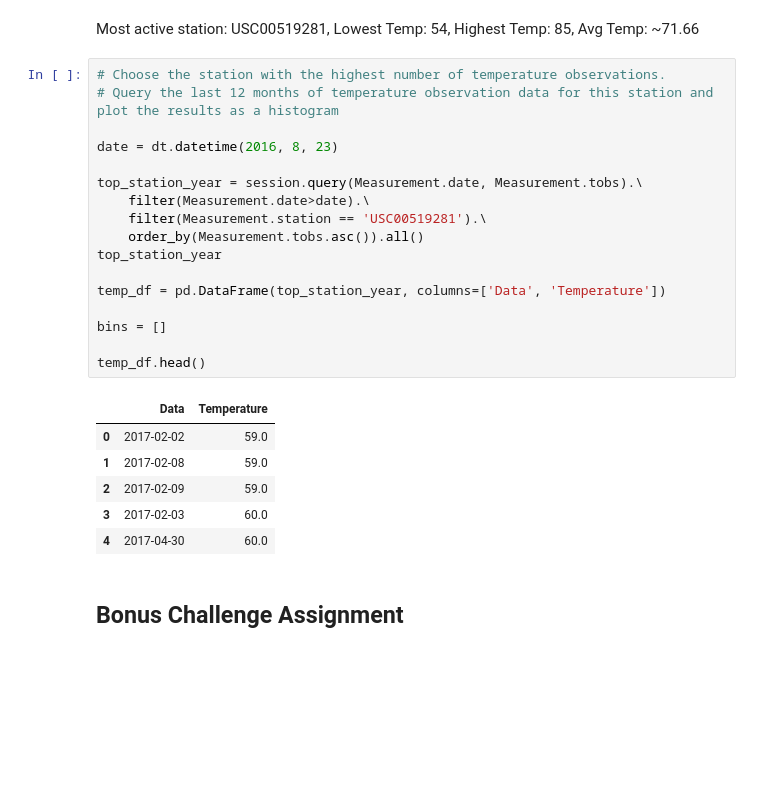
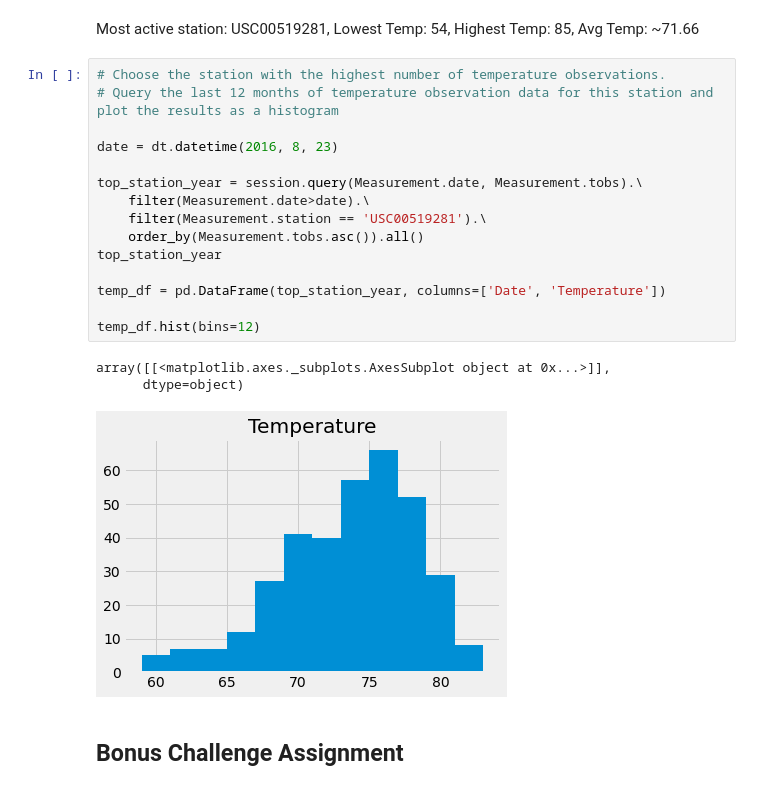
Before and after one commit to dkuchan415/sqlalchemy-challenge, a Jupyter notebook: climate_starter.ipynb, the cells around one changed output. Saved outputs shown, nothing was run; the diff lists cells and outputs as text; blank space fills up the shorter version.

Commit message:
Completed histogram

```diff
--- a/climate_starter.ipynb
+++ b/climate_starter.ipynb
@@ -163,27 +164,22 @@ Avg Temp: ~71.66
 # %%
 # Choose the station with the highest number of temperature observations.
 # Query the last 12 months of temperature observation data for this station and plot the results as a histogram
 
 date = dt.datetime(2016, 8, 23)
 
 top_station_year = session.query(Measurement.date, Measurement.tobs).\
     filter(Measurement.date>date).\
     filter(Measurement.station == 'USC00519281').\
     order_by(Measurement.tobs.asc()).all()
 top_station_year
 
-temp_df = pd.DataFrame(top_station_year, columns=['Data', 'Temperature'])
+temp_df = pd.DataFrame(top_station_year, columns=['Date', 'Temperature'])
 
-bins = []
-
-temp_df.head()
+temp_df.hist(bins=12)
 # %% [output]
-|  | Data | Temperature |
-| 0 | 2017-02-02 | 59.0 |
-| 1 | 2017-02-08 | 59.0 |
-| 2 | 2017-02-09 | 59.0 |
-| 3 | 2017-02-03 | 60.0 |
-| 4 | 2017-04-30 | 60.0 |
+array([[<matplotlib.axes._subplots.AxesSubplot object at 0x...>]],
+      dtype=object)
+[figure, added]
 # %% [markdown]
 ## Bonus Challenge Assignment
 # %%
```
Also changed, not shown: parts of 1 cell of this notebook.
